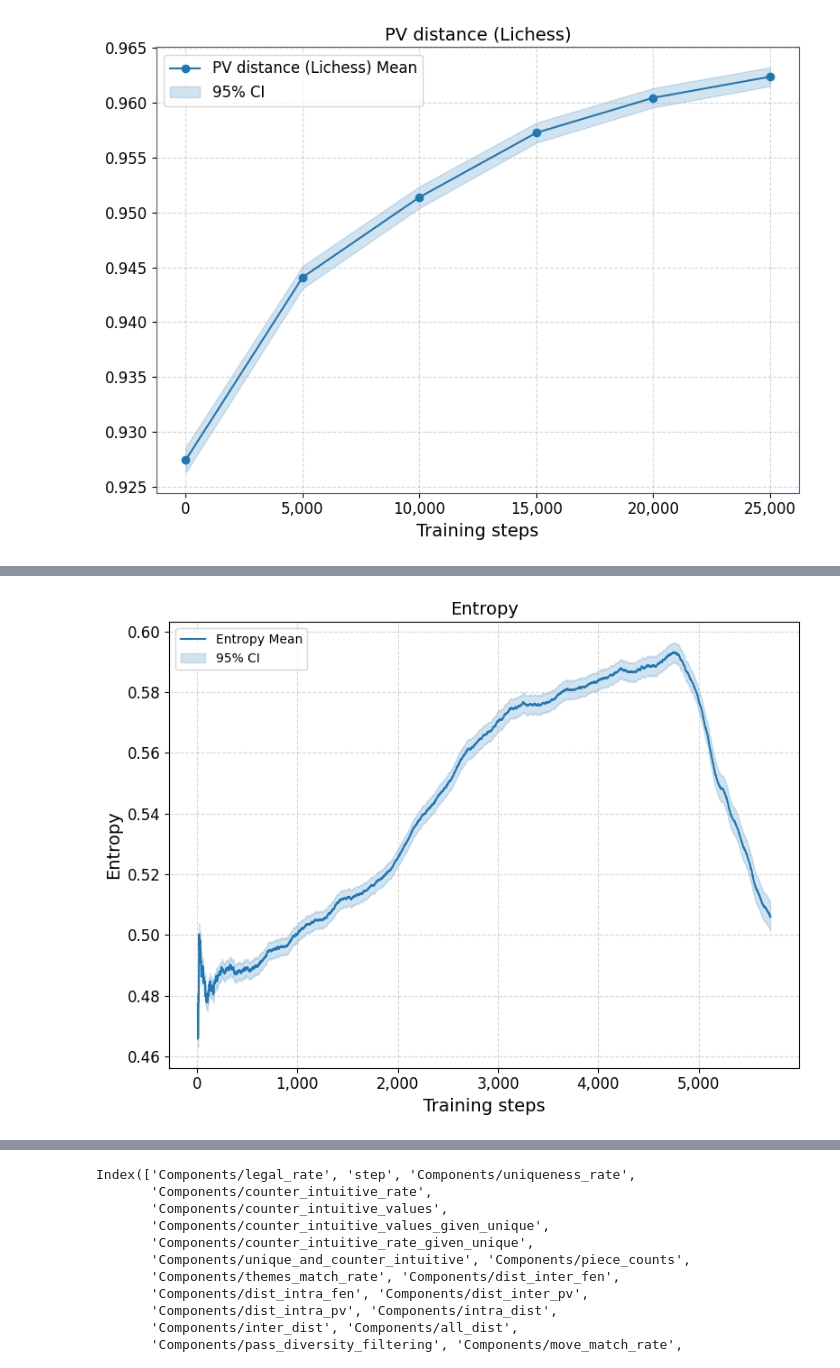
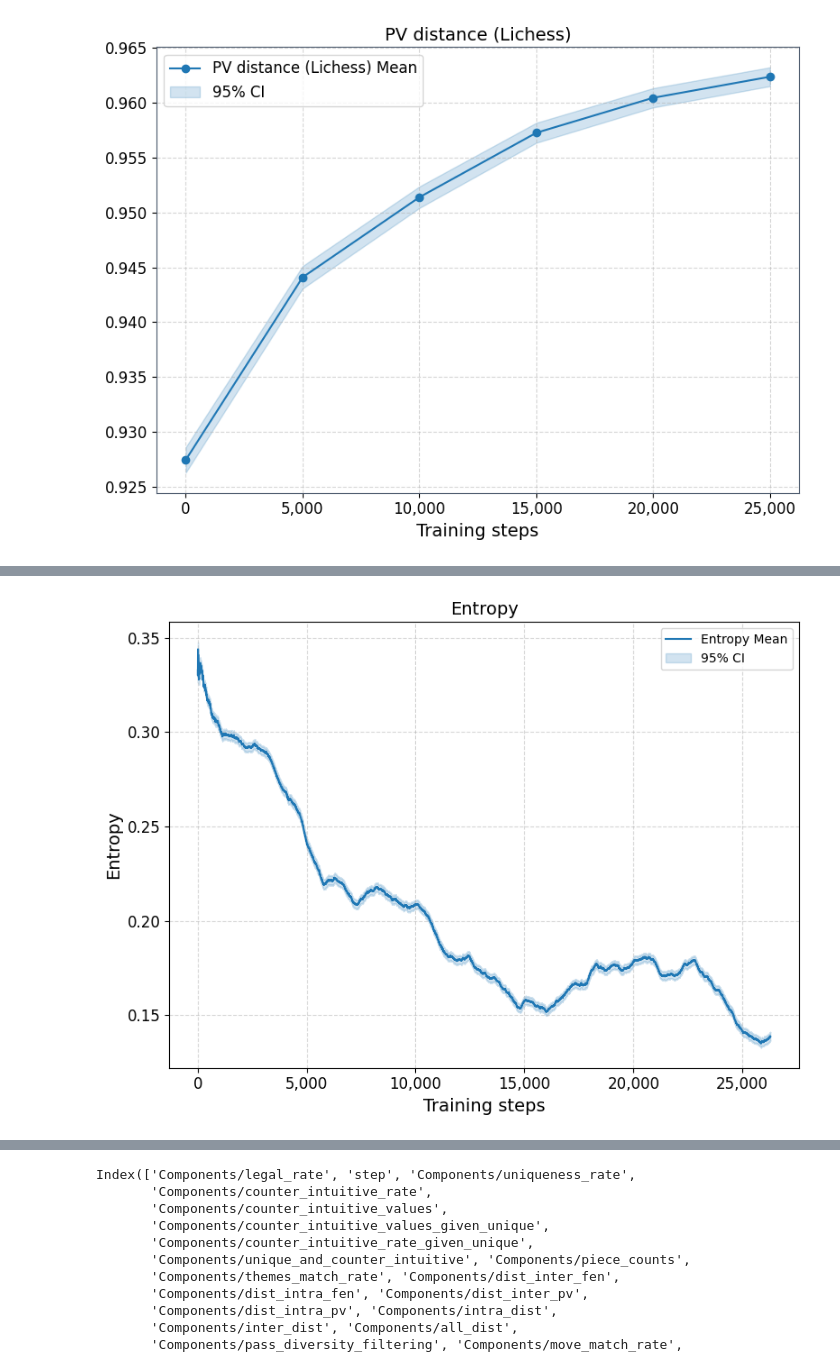
Before and after one commit to naapeli/Chess-Puzzle-Generation, a Jupyter notebook: src/plots.ipynb, the cells around one changed output, grey strips where cells are left out. Drawn from its saved outputs; the diff is of its cells as text; code cells hidden in the pictures.

Commit message:
Small change to plotting

```diff
--- a/src/plots.ipynb
+++ b/src/plots.ipynb
@@ -418,9 +418,11 @@ for name, metric in metrics.items():
 [figure]
 [figure]
 # %%
-log_path = "../src/runs/rl/final_large_runs/final_thesis_experiments/full_diversity11"
-df = tflog2pandas(log_path)
-df.index = range(len(df))
+# log_path = "../src/runs/rl/final_large_runs/final_thesis_experiments/full_diversity11"
+log_path = Path("../src/runs/rl/final_large_runs/ownThemeDistribution/run22")
+# df = tflog2pandas(log_path)
+# df.index = range(len(df))
+df = pd.read_csv(log_path / "log.csv")
 # %%
 df
 # %% [output]
@@ -477,24 +479,25 @@ def plotv2(col: pd.Series, alpha=0.001, start=0, label=("", "95% CI")):
 # %%
 plt.figure(figsize=(8, 6))
 plt.title("Entropy", fontsize=14)
-plotv2(df["Loss/Entropy"] - np.log(128), start=10, label=("Entropy Mean", "95% CI"))
+plotv2(df["Loss/Entropy"] - np.log(64), start=10, label=("Entropy Mean", "95% CI"))
 
 ax = plt.gca()
-ax.xaxis.set_major_locator(ticker.MultipleLocator(1000))
+ax.xaxis.set_major_locator(ticker.MultipleLocator(5000))
 ax.xaxis.set_major_formatter(ticker.StrMethodFormatter('{x:,.0f}'))
 
 plt.xticks(fontsize=12)
 plt.yticks(fontsize=12)
 
 plt.grid(which="both", linestyle='--', alpha=0.5)
 plt.xlabel("Training steps", fontsize=14)
 plt.ylabel("Entropy", fontsize=14)
 plt.legend()
 plt.tight_layout()
 # plt.savefig(f"../Thesis/sections/figures/rl_training_progress/good_run/Entropy.pdf")
+# plt.savefig(f"./Generate_positions/arxiv_true/images/entropy.pdf")
 plt.show()
 # %% [output]
-[figure, old version]
+[figure, new version]
 # %%
 plt.figure(figsize=(8, 6))
 plt.title("Reward", fontsize=14)
```
Also changed, not shown: parts of 2 cells of this notebook.
